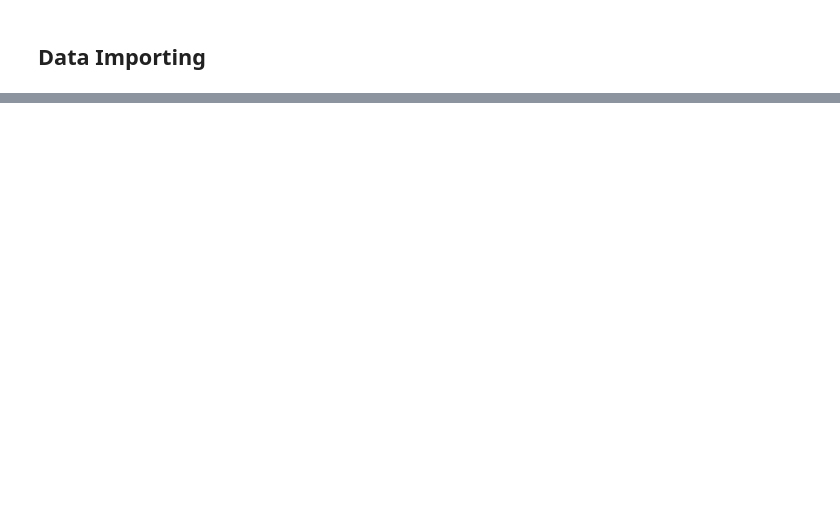
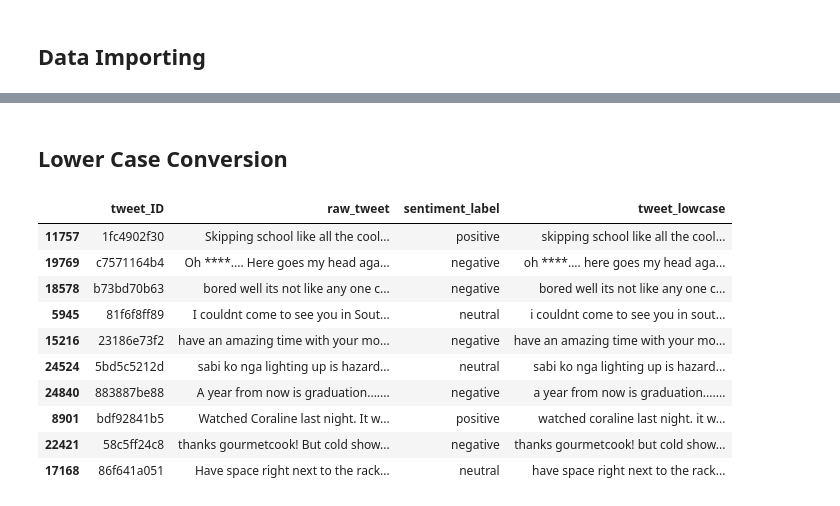
Before and after one commit to Sneha-sharma26/MLwithPy, a Jupyter notebook: NLP_preprocessing.ipynb, the cells around one changed output, grey strips where cells are left out. Cells and saved outputs as stored; diff of their text form; code cells hidden in the pictures; blank space fills up the shorter version.

```diff
--- a/NLP_preprocessing.ipynb
+++ b/NLP_preprocessing.ipynb
@@ -54,0 +66,20 @@ NameError: name 'pd' is not defined
+# %% [markdown]
+## Lower Case Conversion
+# %%
+twitter_data["tweet_lowcase"]=twitter_data["raw_tweet"].apply(lambda x:str(x).lower())
+#lambda function to apply on all rows
+# str(x) is used to avoid errors due to NaN and numeric values
+
+twitter_data.sample(10)
+# %% [output]
+|  | tweet_ID | raw_tweet | sentiment_label | tweet_lowcase |
+| 11757 | 1fc4902f30 | Skipping school like all the cool... | positive | skipping school like all the cool... |
+| 19769 | c7571164b4 | Oh ****.... Here goes my head aga... | negative | oh ****.... here goes my head aga... |
+| 18578 | b73bd70b63 | bored well its not like any one c... | negative | bored well its not like any one c... |
+| 5945 | 81f6f8ff89 | I couldnt come to see you in Sout... | neutral | i couldnt come to see you in sout... |
+| 15216 | 23186e73f2 | have an amazing time with your mo... | negative | have an amazing time with your mo... |
+| 24524 | 5bd5c5212d | sabi ko nga lighting up is hazard... | neutral | sabi ko nga lighting up is hazard... |
+| 24840 | 883887be88 | A year from now is graduation....... | negative | a year from now is graduation....... |
+| 8901 | bdf92841b5 | Watched Coraline last night. It w... | positive | watched coraline last night. it w... |
+| 22421 | 58c5ff24c8 | thanks gourmetcook! But cold show... | negative | thanks gourmetcook! but cold show... |
+| 17168 | 86f641a051 | Have space right next to the rack... | neutral | have space right next to the rack... |
```
Also changed, not shown: parts of 45 cells of this notebook.
